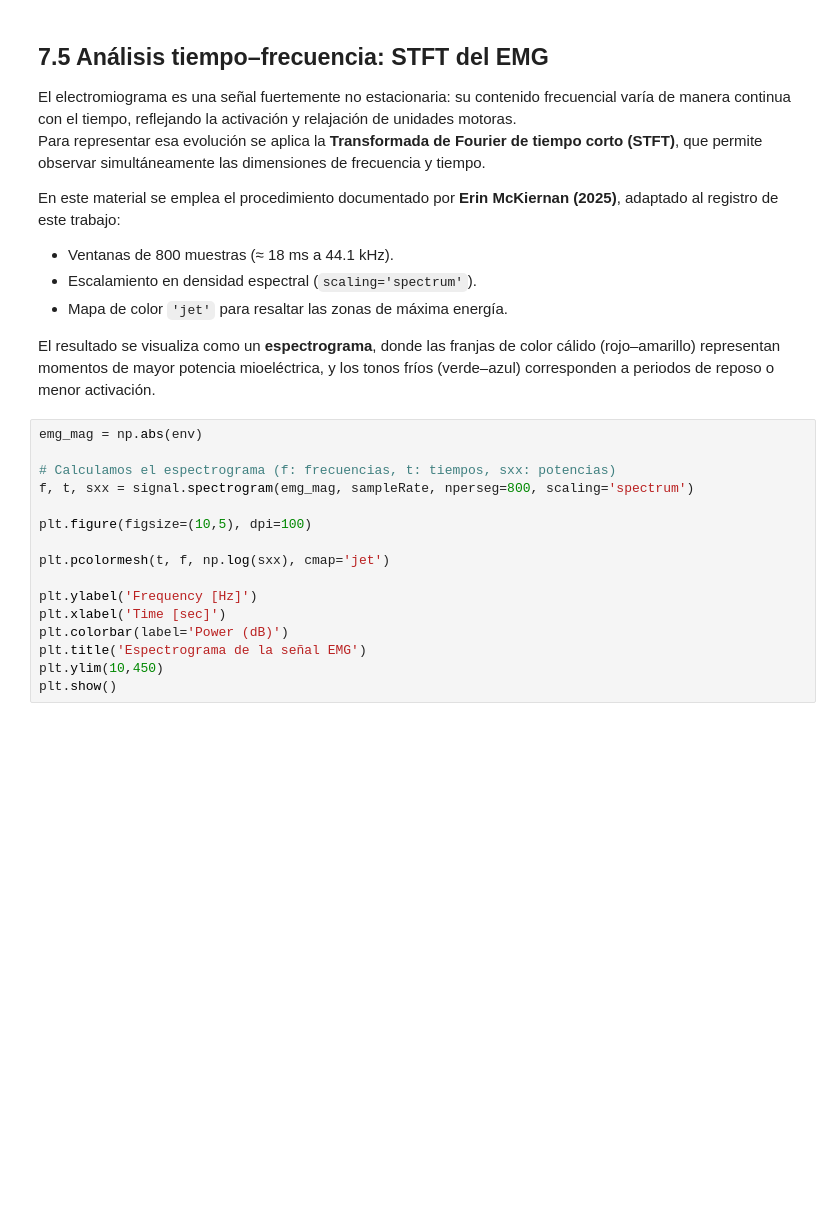
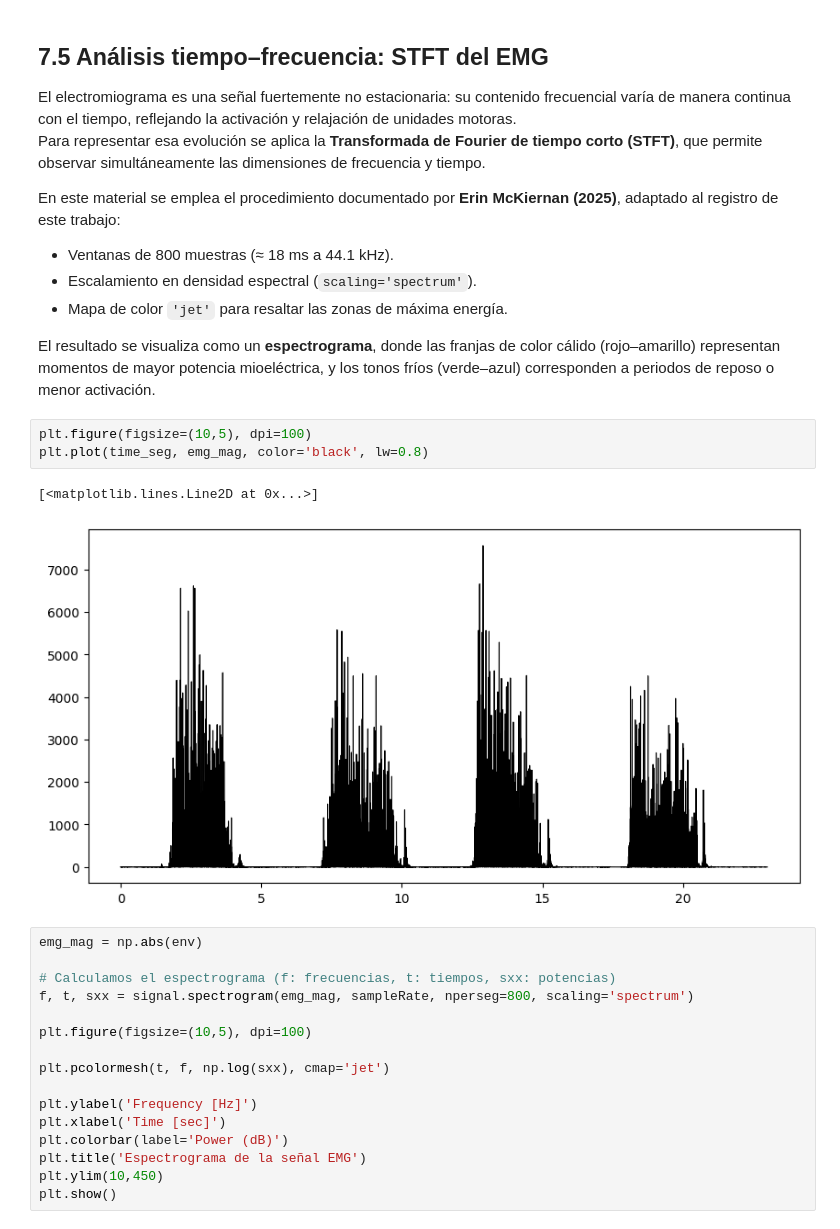
Before and after one commit to vpdiana/DianaPractica, a Jupyter notebook: Notebooks/N7.ipynb, the cells around one changed output. Saved outputs shown, nothing was run; the diff lists cells and outputs as text; blank space fills up the shorter version.

```diff
--- a/Notebooks/N7.ipynb
+++ b/Notebooks/N7.ipynb
@@ -221,6 +221,12 @@ En este material se emplea el procedimiento documentado por **Erin McKiernan (20
 - Mapa de color `'jet'` para resaltar las zonas de máxima energía.
 
 El resultado se visualiza como un **espectrograma**, donde las franjas de color cálido (rojo–amarillo) representan momentos de mayor potencia mioeléctrica, y los tonos fríos (verde–azul) corresponden a periodos de reposo o menor activación.
+# %%
+plt.figure(figsize=(10,5), dpi=100)
+plt.plot(time_seg, emg_mag, color='black', lw=0.8)
+# %% [output]
+[<matplotlib.lines.Line2D at 0x...>]
+[figure, added]
 # %%
 emg_mag = np.abs(env)
 
```
